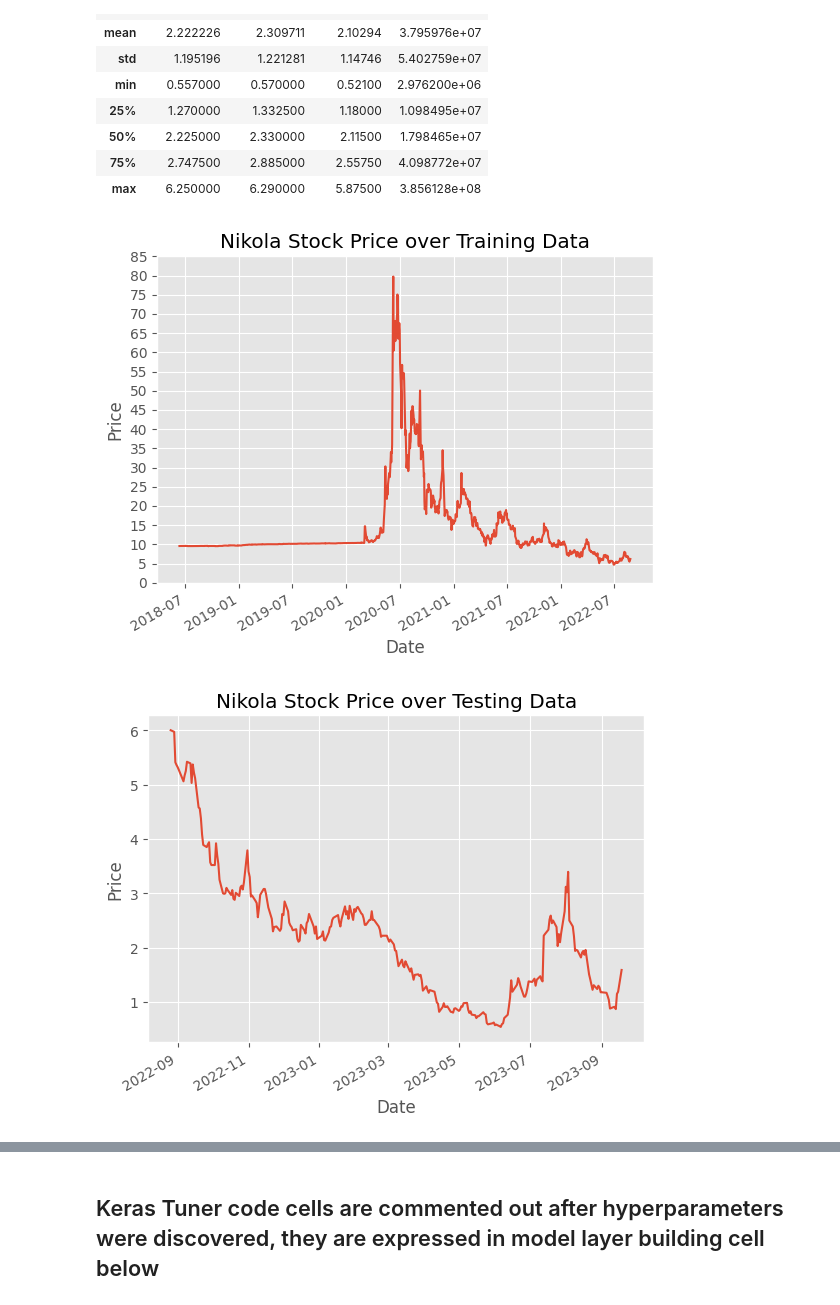
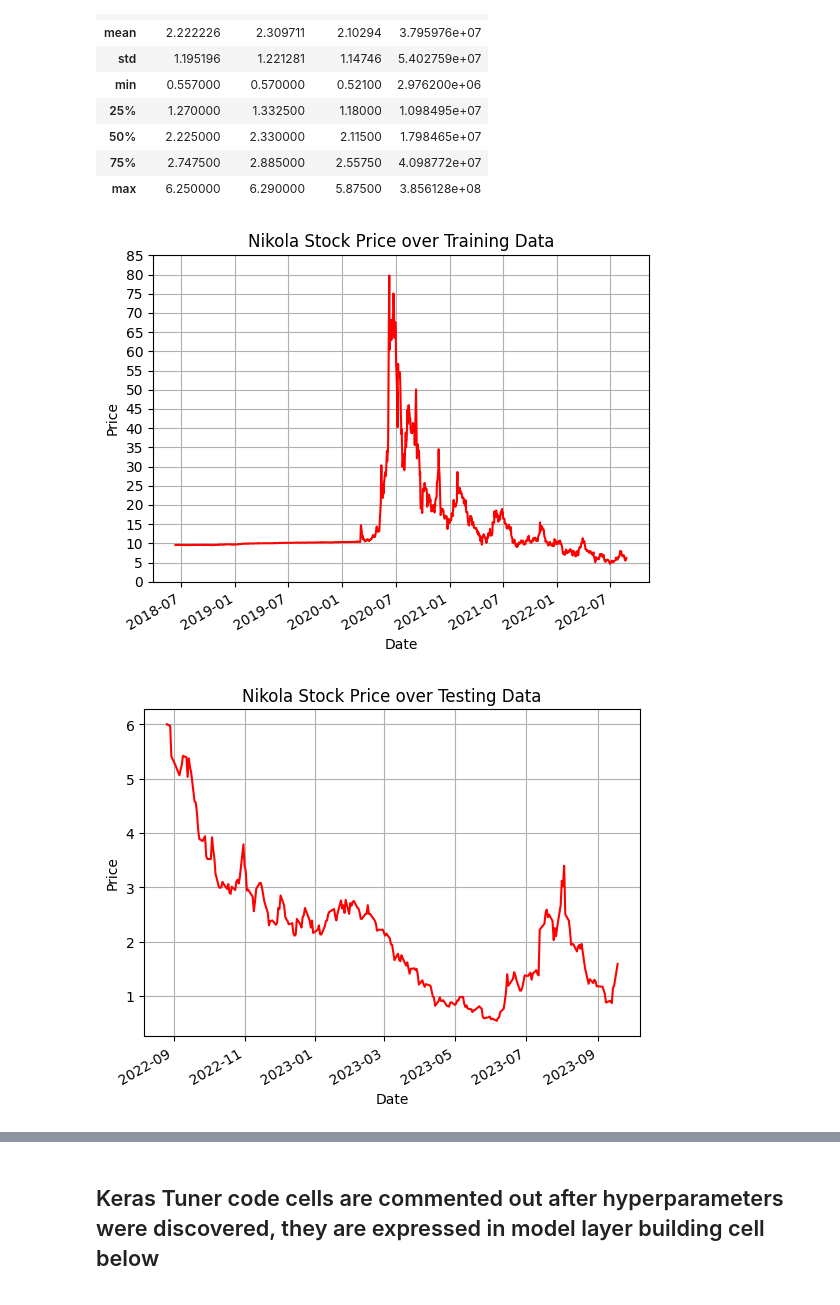
Before and after one commit to dadario10/Data_Modeling_Project, a Jupyter notebook: Nikola_models/nn_regression.ipynb, the cells around one changed output, grey strips where cells are left out. Cells and saved outputs as stored; diff of their text form; code cells hidden in the pictures.

```diff
--- a/Nikola_models/nn_regression.ipynb
+++ b/Nikola_models/nn_regression.ipynb
@@ -171,21 +171,23 @@ X_test.describe()
 | 75% | 2.747500 | 2.885000 | 2.55750 | 4.098772e+07 |
 | max | 6.250000 | 6.290000 | 5.87500 | 3.856128e+08 |
 # %%
-y_train.plot()
+y_train.plot(color='red')
 plt.yticks(np.arange(0,90,5))
 plt.title("Nikola Stock Price over Training Data")
 plt.ylabel("Price")
+plt.grid(True)
 plt.show()
 # %% [output]
-[figure, old version]
+[figure, new version]
 # %%
 # Note the values of the testing data all being under 6, where training values are much higher
-y_test.plot()
+y_test.plot(color='red')
 plt.title("Nikola Stock Price over Testing Data")
 plt.ylabel("Price")
+plt.grid(True)
 plt.show()
 # %% [output]
-[figure, old version]
+[figure, new version]
 # %%
 # Scaling the data
 scaler = StandardScaler()
```
Also changed, not shown: 4 other files.
